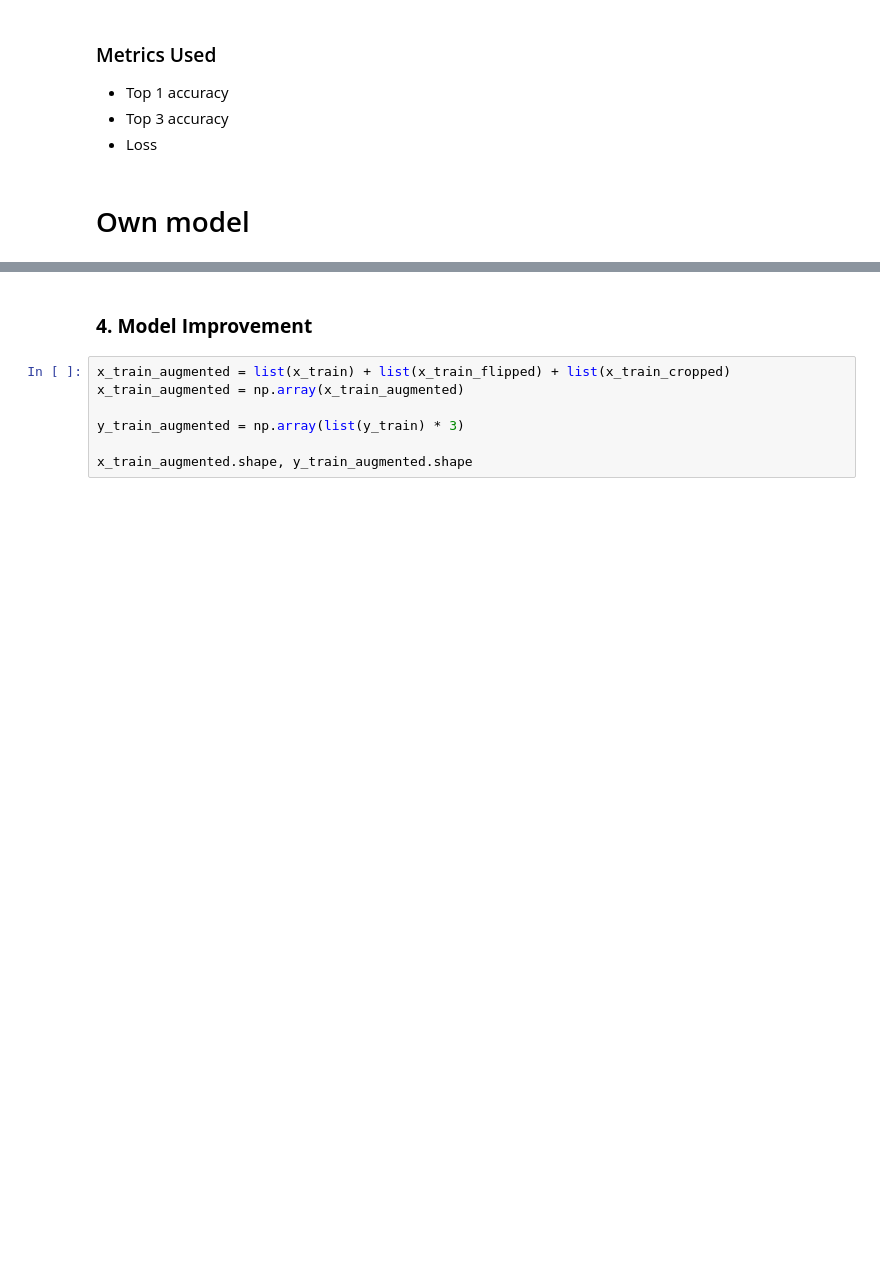
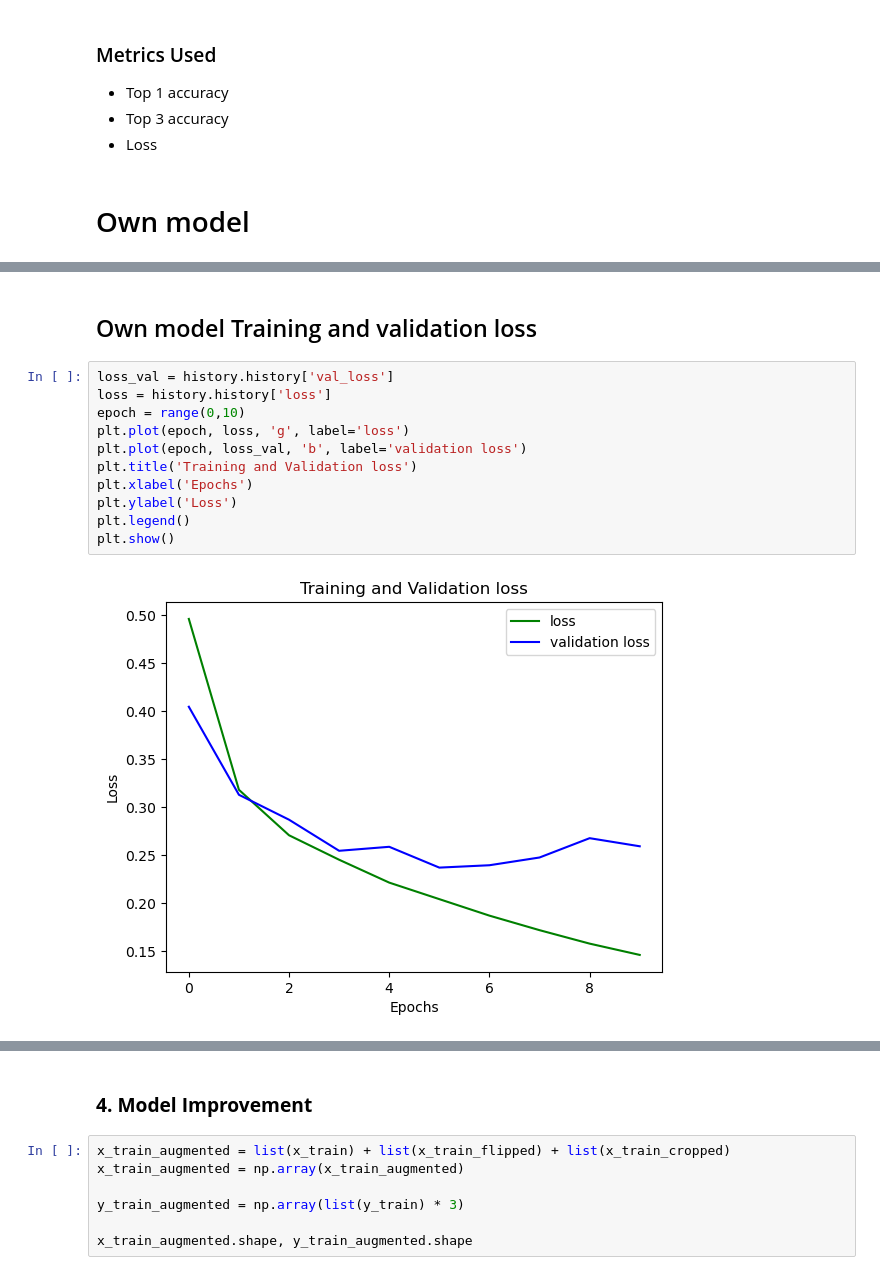
Before and after one commit to Amirrahman19/DeepLearning, a Jupyter notebook: CA1/PartA/fashion-Copy1.ipynb, the cells around one changed output, grey strips where cells are left out. Cells and saved outputs as stored; diff of their text form; blank space fills up the shorter version.

```diff
--- a/CA1/PartA/fashion-Copy1.ipynb
+++ b/CA1/PartA/fashion-Copy1.ipynb
@@ -326,0 +340,15 @@ plt.show()
+# %% [markdown]
+## Own model Training and validation loss
+# %%
+loss_val = history.history['val_loss']
+loss = history.history['loss']
+epoch = range(0,10)
+plt.plot(epoch, loss, 'g', label='loss')
+plt.plot(epoch, loss_val, 'b', label='validation loss')
+plt.title('Training and Validation loss')
+plt.xlabel('Epochs')
+plt.ylabel('Loss')
+plt.legend()
+plt.show()
+# %% [output]
+[figure, added]
```
Also changed, not shown: parts of 27 cells of this notebook, 5 other files.
